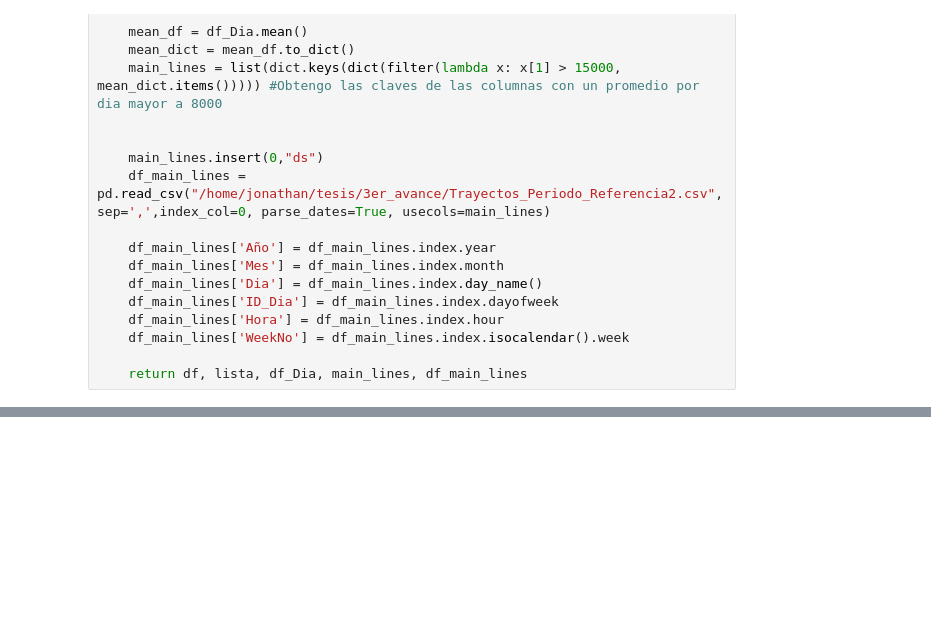
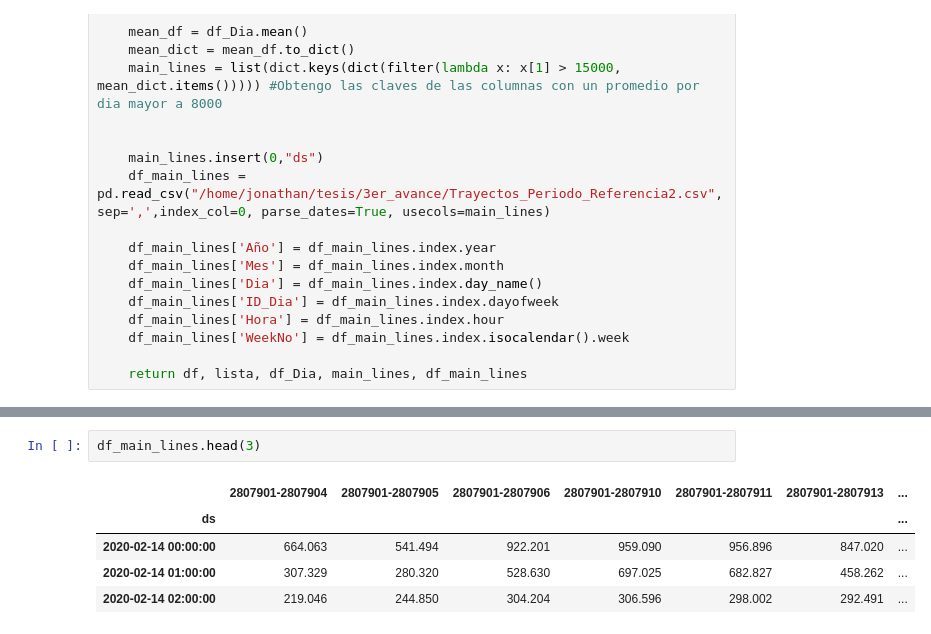
Before and after one commit to Jhonvalencia77/3er_avance, a Jupyter notebook: Patrones_Trayetos_Referencia.ipynb, the cells around one changed output, grey strips where cells are left out. Cells and saved outputs as stored; diff of their text form; blank space fills up the shorter version.

```diff
--- a/Patrones_Trayetos_Referencia.ipynb
+++ b/Patrones_Trayetos_Referencia.ipynb
@@ -53,3 +56,11 @@ df.shape
+# %%
+df_main_lines.head(3)
+# %% [output]
+|  | 2807901-2807904 | 2807901-2807905 | 2807901-2807906 | 2807901-2807910 | 2807901-2807911 | 2807901-2807913 | ... |
+| ds |  |  |  |  |  |  | ... |
+| 2020-02-14 00:00:00 | 664.063 | 541.494 | 922.201 | 959.090 | 956.896 | 847.020 | ... |
+| 2020-02-14 01:00:00 | 307.329 | 280.320 | 528.630 | 697.025 | 682.827 | 458.262 | ... |
+| 2020-02-14 02:00:00 | 219.046 | 244.850 | 304.204 | 306.596 | 298.002 | 292.491 | ... |
 # %%
 for trayecto in lista:
     x=trayecto.startswith(origen)
```
Also changed, not shown: parts of 5 cells of this notebook.
